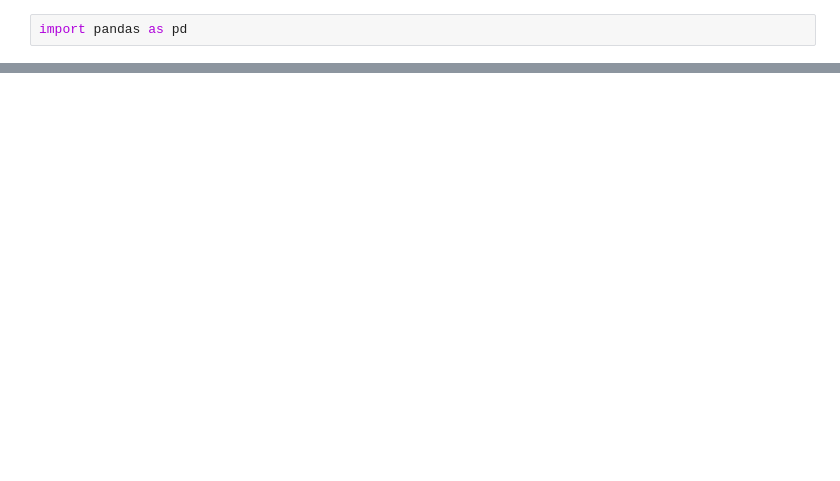
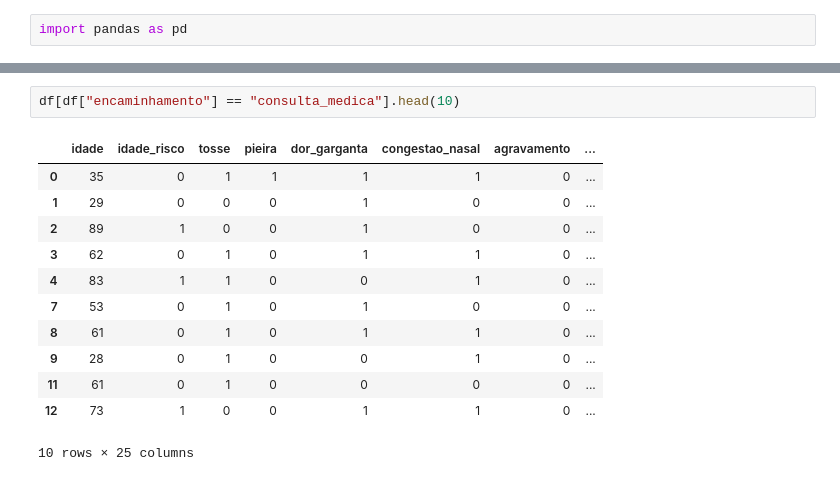
Before and after one commit to taveira11/SISD, a Jupyter notebook: modelagem.ipynb, the cells around one changed output, grey strips where cells are left out. Saved outputs shown, nothing was run; the diff lists cells and outputs as text; blank space fills up the shorter version.

```diff
--- a/modelagem.ipynb
+++ b/modelagem.ipynb
@@ -13,0 +91,15 @@ df.head()
+# %%
+df[df["encaminhamento"] == "consulta_medica"].head(10)
+# %% [output]
+|  | idade | idade_risco | tosse | pieira | dor_garganta | congestao_nasal | agravamento | ... |
+| 0 | 35 | 0 | 1 | 1 | 1 | 1 | 0 | ... |
+| 1 | 29 | 0 | 0 | 0 | 1 | 0 | 0 | ... |
+| 2 | 89 | 1 | 0 | 0 | 1 | 0 | 0 | ... |
+| 3 | 62 | 0 | 1 | 0 | 1 | 1 | 0 | ... |
+| 4 | 83 | 1 | 1 | 0 | 0 | 1 | 0 | ... |
+| 7 | 53 | 0 | 1 | 0 | 1 | 0 | 0 | ... |
+| 8 | 61 | 0 | 1 | 0 | 1 | 1 | 0 | ... |
+| 9 | 28 | 0 | 1 | 0 | 0 | 1 | 0 | ... |
+| 11 | 61 | 0 | 1 | 0 | 0 | 0 | 0 | ... |
+| 12 | 73 | 1 | 0 | 0 | 1 | 1 | 0 | ... |
+10 rows × 25 columns
```
Also changed, not shown: parts of 11 cells of this notebook, 3 other files.
